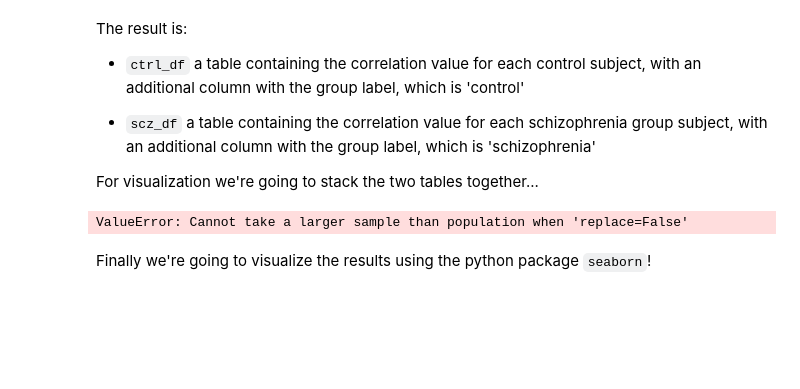
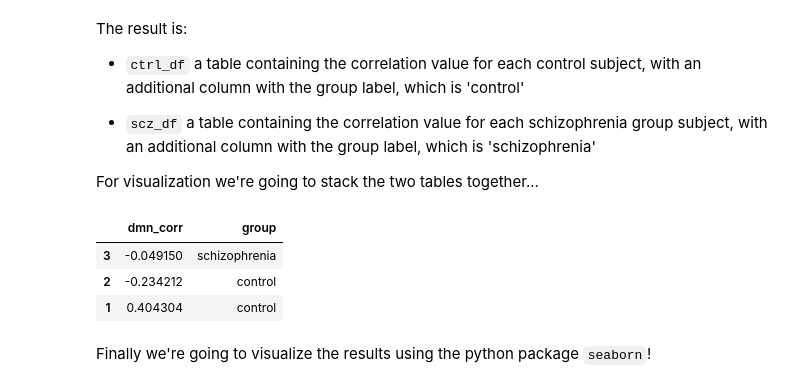
Before and after one commit to carpentries-incubator/SDC-BIDS-fMRI, a Jupyter notebook: code/07_functional-connectivity-analysis_solutions.ipynb, the cells around one changed output. Saved outputs shown, nothing was run; the diff lists cells and outputs as text; code cells hidden in the pictures; blank space fills up the shorter version.

```diff
--- a/code/07_functional-connectivity-analysis_solutions.ipynb
+++ b/code/07_functional-connectivity-analysis_solutions.ipynb
@@ -354,6 +441,6 @@ Now we're going to pull out just the correlation values between ROI 43 and 45 *a
 # %%
-ctrl_roi_vec = ctrl_correlation_matrices[:,ROI_44,ROI_46]
-schz_roi_vec = schz_correlation_matrices[:,ROI_44,ROI_46]
+ctrl_roi_vec = ctrl_correlation_matrices[:,43,45]
+schz_roi_vec = schz_correlation_matrices[:,43,45]
 # %% [markdown]
 Next we're going to arrange this data into a table. We'll create two tables (called dataframes in the python package we're using, `pandas`)
 # %%
@@ -383,11 +470,14 @@ For visualization we're going to stack the two tables together...
 # %%
 #Stack the two dataframes together
 df = pd.concat([ctrl_df,scz_df], ignore_index=True)
 
 # Show some random samples from dataframe
-df.sample(n=5)
+df.sample(n=3)
 # %% [output]
-ValueError: Cannot take a larger sample than population when 'replace=False'
+|  | dmn_corr | group |
+| 3 | -0.049150 | schizophrenia |
+| 2 | -0.234212 | control |
+| 1 | 0.404304 | control |
 # %% [markdown]
 Finally we're going to visualize the results using the python package `seaborn`!
 # %%
```
Also changed, not shown: parts of 37 cells of this notebook, 3 other files.
